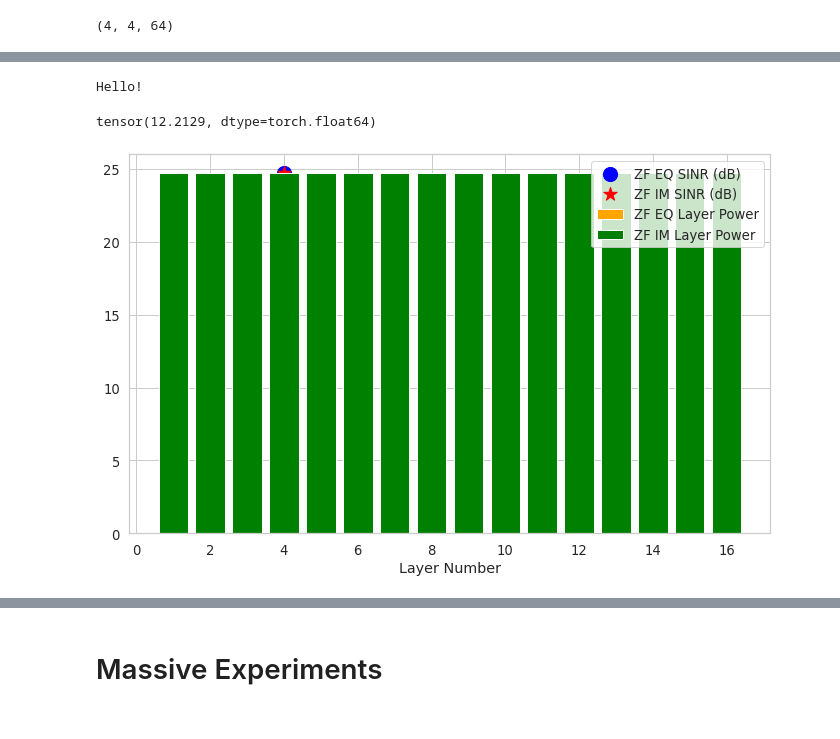
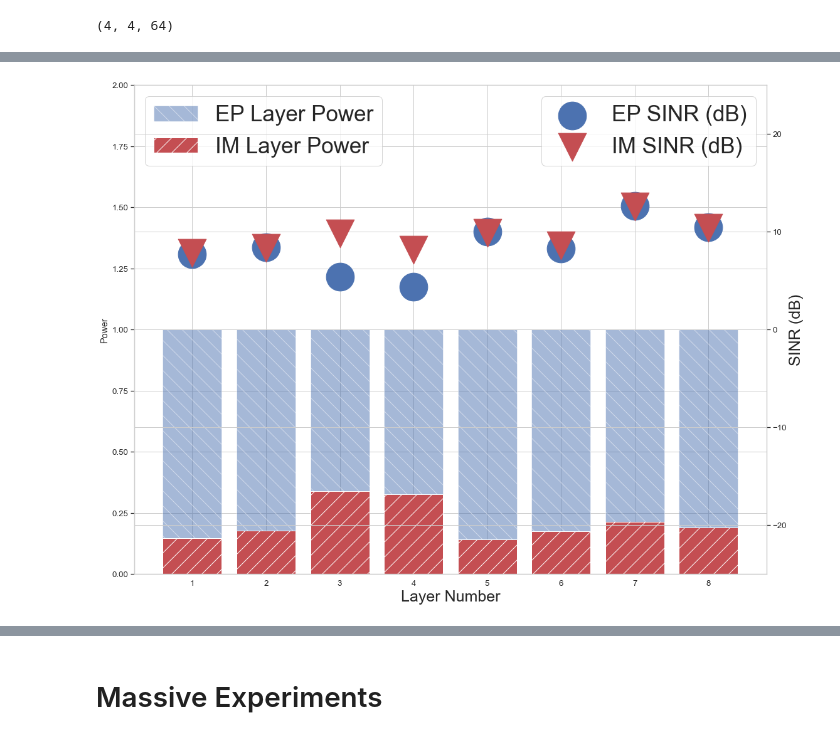
Before and after one commit to eugenbobrov/Power-Allocation-Algorithms-for-Massive-MIMO-Systems-with-Multi-Antenna-Users, a Jupyter notebook: Complex Precoding LMMSE Pytorch Layer Power IRC.ipynb, the cells around one changed output, grey strips where cells are left out. Cells and saved outputs as stored; diff of their text form; code cells hidden in the pictures.

```diff
--- a/Complex Precoding LMMSE Pytorch Layer Power IRC.ipynb
+++ b/Complex Precoding LMMSE Pytorch Layer Power IRC.ipynb
@@ -444,6 +275,20 @@ def layer_mu_sinr_irc(H, W, s):
     #L = tgmean(((N / D) - 1).reshape(-1, n_ranks), dim=-1)
     return lin2db(L)#.mean()
 # %%
+# def intersection_power_method(A, P):
+#     P = P ** 2
+#     B = A[(A @ P).argmax(), :]
+#     P2 = 1 / B
+#     P2 /= B @ P2
+#     P = P / (B @ P)
+#     G = P2 - P
+#     X = ((B @ P - A @ P) / (A @ G - B @ G))
+#     X = torch.cat([X, torch.tensor([1])])
+#     #alpha = X[(X > 0) & (X < 1)].min()
+#     alpha = X[X > 0].min()
+#     P3 = P + alpha * G
+#     return P3.sqrt()
+
 def intersection_power_method(A, P):
     P = P ** 2
     B = A[(A @ P).argmax(), :]
@@ -451,7 +296,7 @@ def intersection_power_method(A, P):
     P2 /= B @ P2
     P = P / (B @ P)
     G = P2 - P
-    X = ((B @ P - A @ P) / (A @ G - B @ G))
+    X = ((1 - A @ P) / (A @ G))
     X = torch.cat([X, torch.tensor([1])])
     #alpha = X[(X > 0) & (X < 1)].min()
     alpha = X[X > 0].min()
@@ -576,3 +419,3 @@ def lagrange_power_method(A, P, R, N):
 # %%
-path = "save_data/n_users=8/3GPP_38.901_UMa_NLOS/far_users/urban/notcorrelated_users/coeff.2.mat"
+path = "../save_data/n_users=4/3GPP_38.901_UMa_NLOS/far_users/urban/notcorrelated_users/coeff.36.mat"
 # %%
@@ -590,7 +450,7 @@ S_max = S[:, 0].max()
 H /= S_max; S /= S_max
 qam_mode = 0
 
-target_sinr = 40
+target_sinr = 20
 s_grid = np.logspace(1, -5, num=200)
 n_antennas, n_ranks = 64, 2
 # %%
@@ -662,30 +599,24 @@ tensor(25.3313, dtype=torch.float64)
 # %%
-A = (W_ZF * W_ZF.conj()).real
-P = (1 / W_ZF.norm(dim=0))
-P.sum(), P
+fig, ax = plt.subplots(figsize=(16,12))
+ax1 = ax.twinx()
 
-P = intersection_power_method_new_irc(A, P, H, W_ZF, s, qam_mode)
-W_IM = normalize_max_antennas(W_ZF * P)
-sinr_im = layer_mu_sinr_irc(H, W_IM, s) #* layer_mu_sinr_irc(H, W_ZF, s).max()
-sinr_zf = layer_mu_sinr_irc(H, W_ZF, s) #* layer_mu_sinr_irc(H, W_ZF, s).max()
-
-plt.bar(np.arange(W_IM.shape[1]) + 1, W_ZF.norm(dim=0) / W_ZF.norm(dim=0) * layer_mu_sinr_irc(H, W_ZF, s).max(), alpha=1, color="orange", label="ZF EQ Layer Power")
-plt.bar(np.arange(W_IM.shape[1]) + 1, W_IM.norm(dim=0) / W_ZF.norm(dim=0) * layer_mu_sinr_irc(H, W_ZF, s).max(), color='green', label="ZF IM Layer Power")
-plt.scatter(np.arange(W_IM.shape[1]) + 1, sinr_zf, s=200, color="blue", label="ZF EQ SINR (dB)")
-plt.scatter(np.arange(W_IM.shape[1]) + 1, sinr_im, s=200, marker='*', color="red", label="ZF IM SINR (dB)")
-
-#plt.ylabel("Layer Power Ratio")
-plt.xlabel("Layer Number")
-plt.legend()
-plt.tight_layout()
+ax.bar(np.arange(W_IM.shape[1]) + 1, W_ZF.norm(dim=0) / W_ZF.norm(dim=0), alpha=0.5, color="b", label="EP Layer Power", hatch="\\")
+ax.bar(np.arange(W_IM.shape[1]) + 1, W_IM.norm(dim=0) / W_ZF.norm(dim=0), alpha=1, color='r' , label="IM Layer Power", hatch="/")
 
 
-#plt.savefig("Images/power_distr_im_method_2.pdf")
+ax1.scatter(np.arange(W_IM.shape[1]) + 1, sinr_zf, s=2000, color="b", label="EP SINR (dB)")
+ax1.scatter(np.arange(W_IM.shape[1]) + 1, sinr_im, s=2000, marker='v', color="r", label="IM SINR (dB)")
 
+ax.set_ylabel('Power')
+ax1.set_ylabel('SINR (dB)', fontsize = 25)
 
-# Ratio of amplification compared to equal power distribution
-sinr_im.mean()
+ax.set_ylim((0,2))
+ax1.set_ylim((-25,25))
+
+ax.set_xlabel("Layer Number", fontsize = 25)
+ax.legend(loc="upper left", fontsize = 35)
+ax1.legend(loc="upper right", fontsize = 35)
+plt.tight_layout()
+plt.savefig("Images/PowerAllocationExample2.pdf", bbox_inches="tight")
 # %% [output]
-Hello!
-tensor(12.2129, dtype=torch.float64)
-[figure, old version]
+[figure, new version]
```
Also changed, not shown: parts of 39 cells of this notebook, 20 other files.
